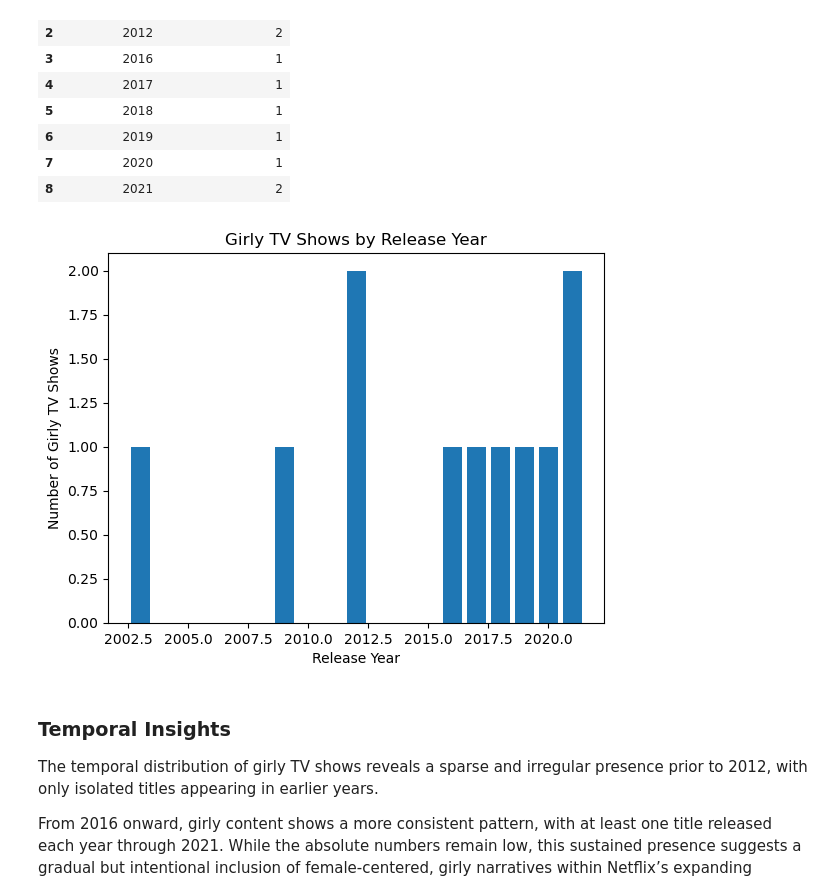
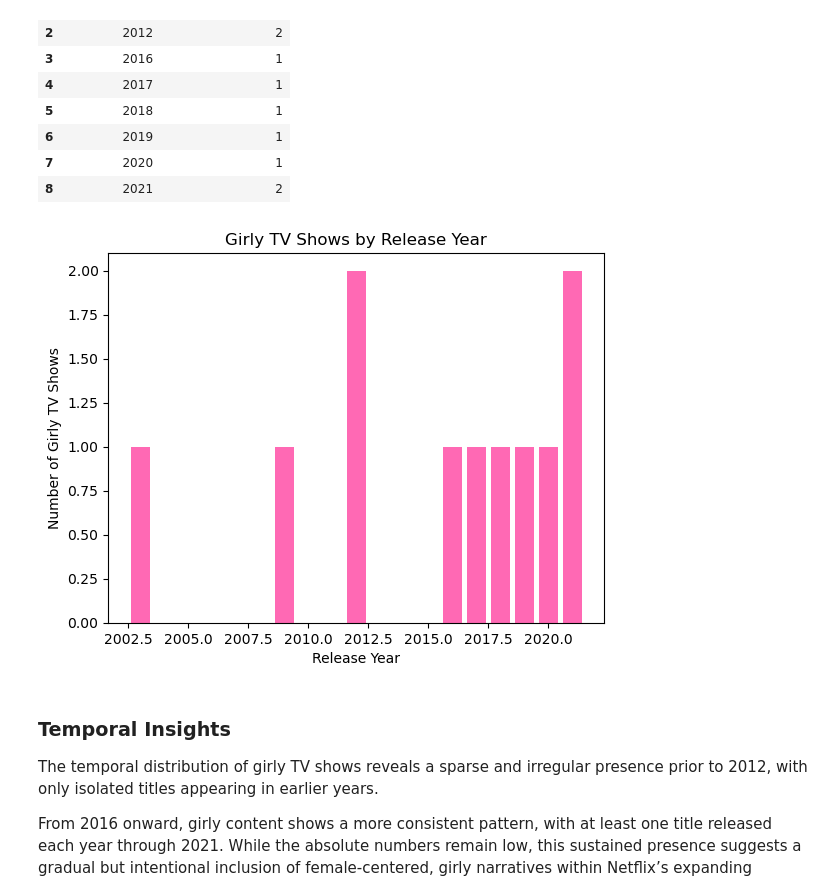
Before and after one commit to nesli10/netflix-girly-shows-analysis, a Jupyter notebook: notebooks/01_data_overview.ipynb, the cells around one changed output. Cells and saved outputs as stored; diff of their text form; code cells hidden in the pictures.

```diff
--- a/notebooks/01_data_overview.ipynb
+++ b/notebooks/01_data_overview.ipynb
@@ -447,17 +447,18 @@ girly_by_year
 # %%
 import matplotlib.pyplot as plt
 
 plt.figure()
 plt.bar(
     girly_by_year["release_year"],
-    girly_by_year["girly_show_count"]
+    girly_by_year["girly_show_count"],
+    color="#FF69B4"
 )
 plt.xlabel("Release Year")
 plt.ylabel("Number of Girly TV Shows")
 plt.title("Girly TV Shows by Release Year")
 plt.show()
 # %% [output]
-[figure, old version]
+[figure, new version]
 # %% [markdown]
 ### Temporal Insights
 
```
Also changed, not shown: parts of 6 cells of this notebook.
